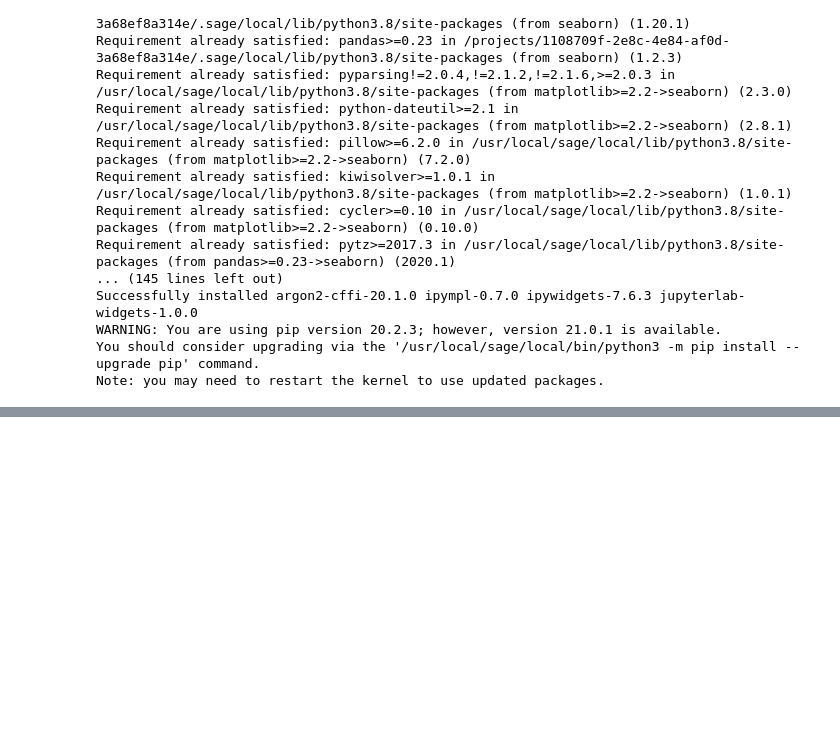
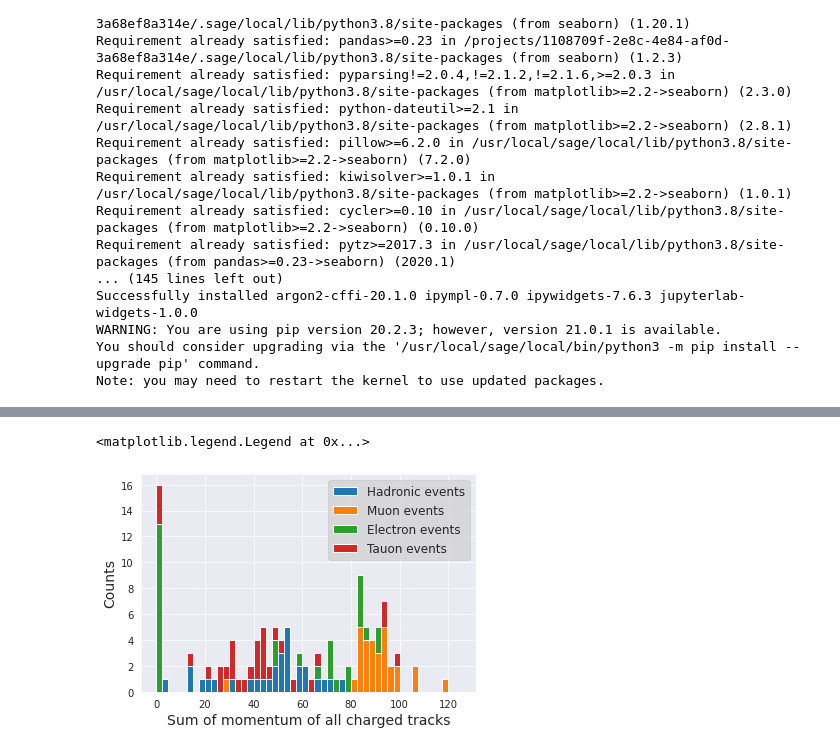
Before and after one commit to benfreiburg/z0-precisionmeasurement, a Jupyter notebook: Z0_main.ipynb, the cells around one changed output, grey strips where cells are left out. Saved outputs shown, nothing was run; the diff lists cells and outputs as text; code cells hidden in the pictures; blank space fills up the shorter version.

```diff
--- a/Z0_main.ipynb
+++ b/Z0_main.ipynb
@@ -69,0 +90,14 @@ Neue_Zahlen = np.asarray([3,7,8])
+# %%
+# histogram (P_Ctrk)
+%matplotlib inline
+sb.set_style("darkgrid")
+
+plt.hist((hadronic_events[:,3],muon_events[:,3],electron_events[:,3],tauon_events[:,3]), range=(0,125), bins=50, label=("Hadronic events","Muon events","Electron events","Tauon events"), stacked=True) # range parameter is used to exclude single data point at 293.1 so the rest of the distribution is better visible
+
+plt.xlabel("Sum of momentum of all charged tracks", fontsize=14) # Use shorter version in final figure. Which unit?
+plt.ylabel("Counts", fontsize=14)
+
+plt.legend(frameon=True, facecolor="lightgrey", fontsize=12)
+# %% [output]
+<matplotlib.legend.Legend at 0x...>
+[figure, added]
```
Also changed, not shown: parts of 12 cells of this notebook.
